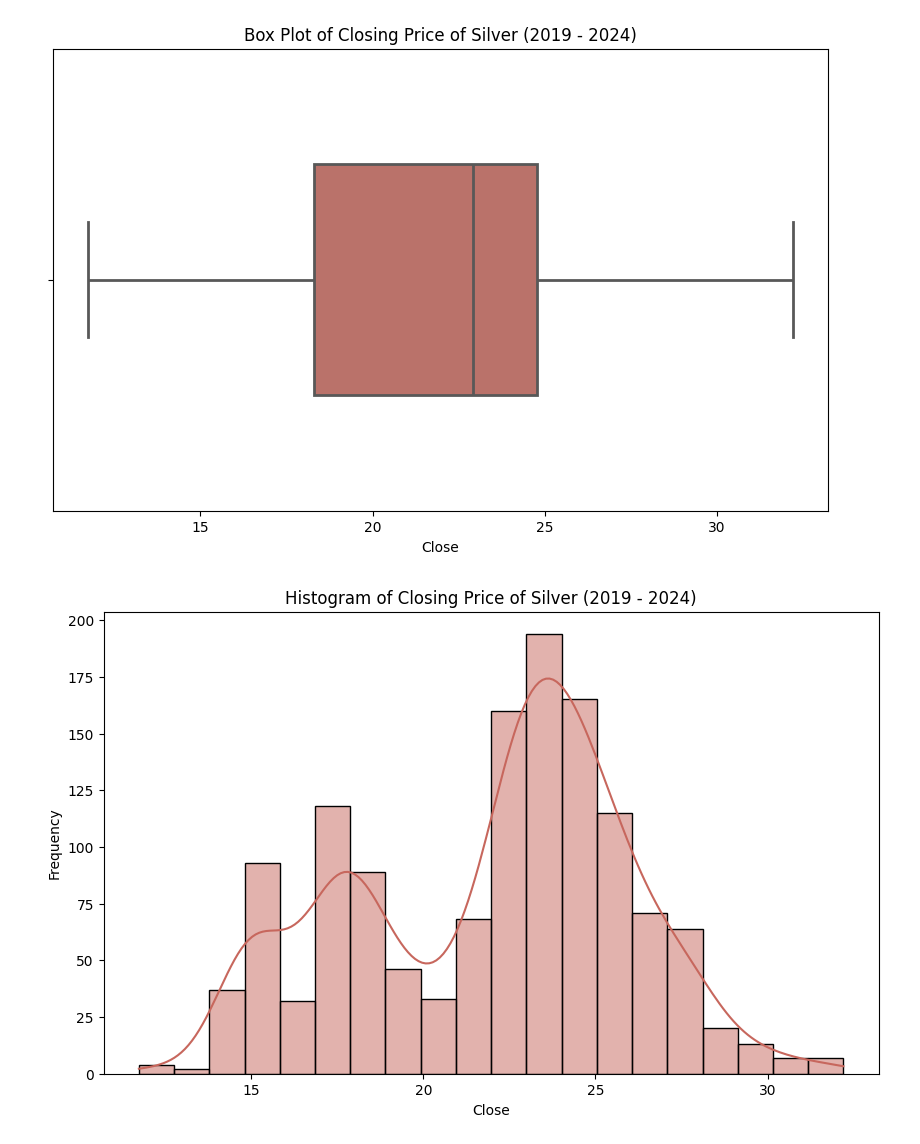
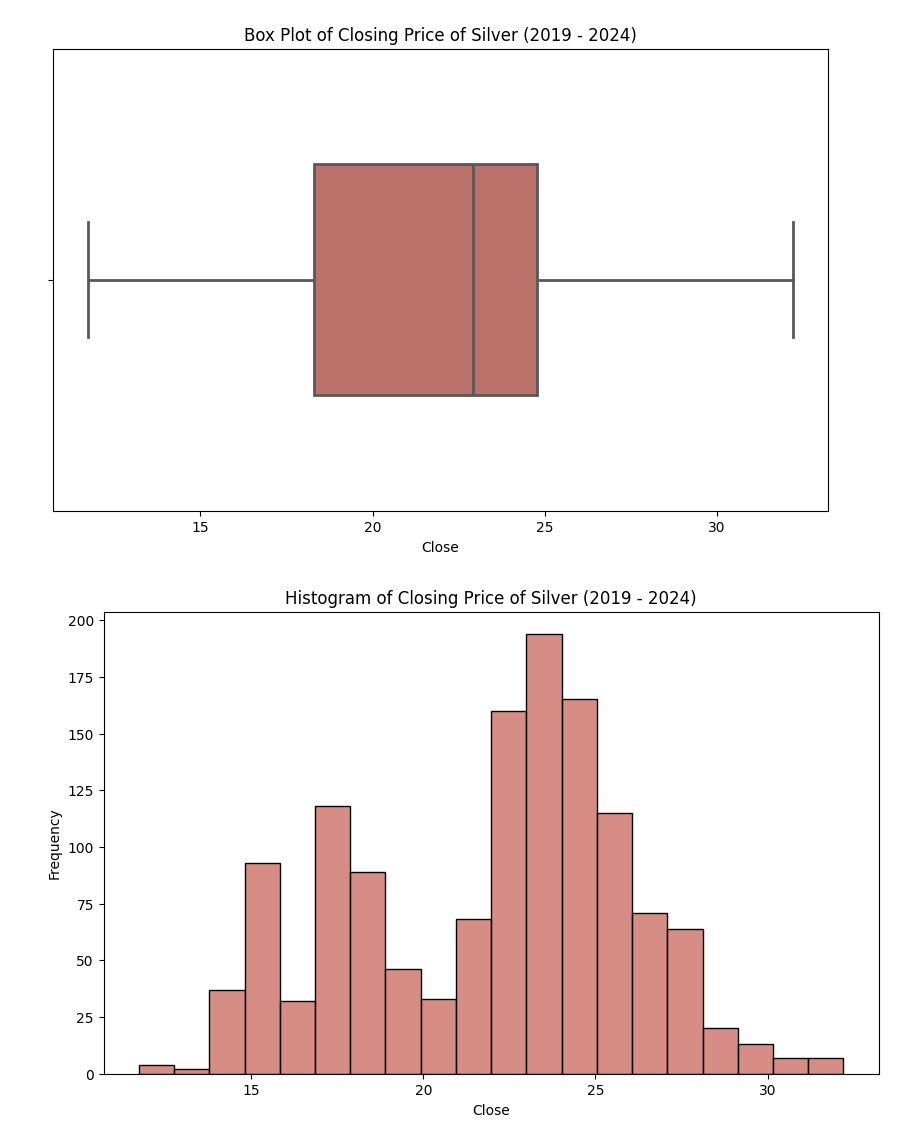
Before and after one commit to gnaht1/STAT3013.-P12_Nhom4, a Jupyter notebook: Common_Items/Python/Silver.ipynb, the cells around one changed output. Drawn from its saved outputs; the diff is of its cells as text; code cells hidden in the pictures.

```diff
--- a/Common_Items/Python/Silver.ipynb
+++ b/Common_Items/Python/Silver.ipynb
@@ -85,10 +90,10 @@ plt.show()
 # %%
 # Histogram
 plt.figure(figsize=(10, 6))
-sns.histplot(df['close'],color='#c7675d', bins=20, kde=True)
+sns.histplot(df['close'],color='#c7675d', bins=20, kde=False)
 plt.title('Histogram of Closing Price of Silver (2019 - 2024)')
 plt.xlabel('Close')
 plt.ylabel('Frequency')
 plt.show()
 # %% [output]
-[figure, old version]
+[figure, new version]
```
Also changed, not shown: parts of 3 cells of this notebook, 8 other files.
